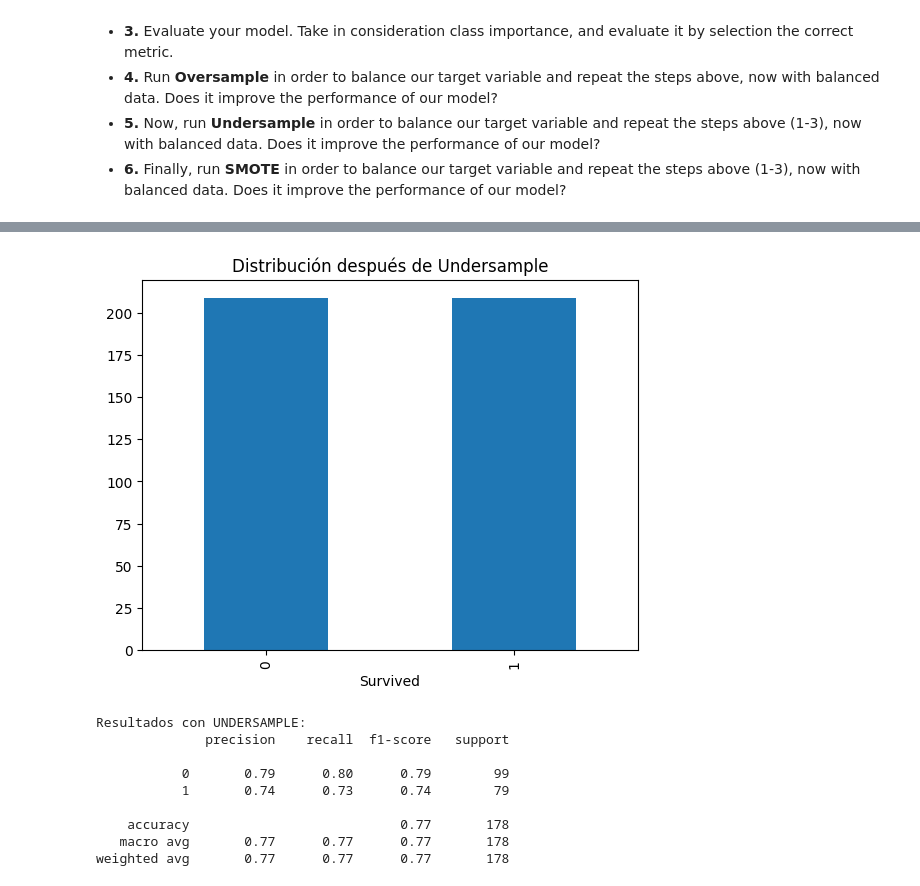
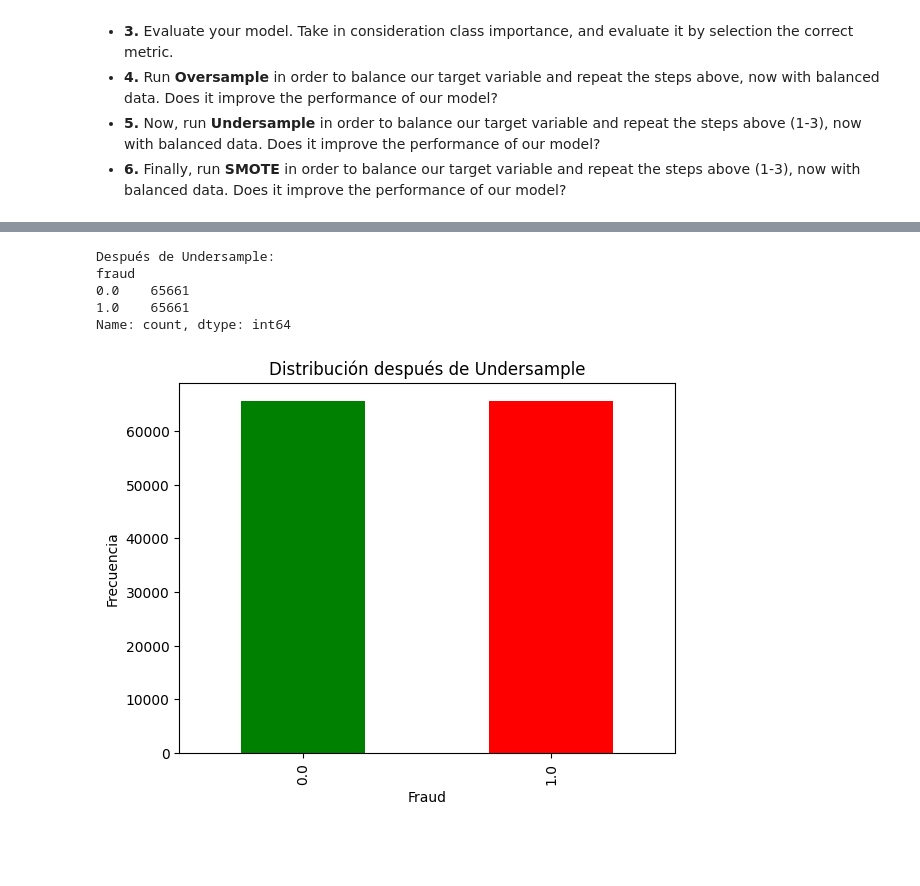
Before and after one commit to martin-paz-y/lab-imbalanced, a Jupyter notebook: lab-imbalanced.ipynb, the cells around one changed output, grey strips where cells are left out. Saved outputs shown, nothing was run; the diff lists cells and outputs as text; code cells hidden in the pictures; blank space fills up the shorter version.

```diff
--- a/lab-imbalanced.ipynb
+++ b/lab-imbalanced.ipynb
@@ -65,3 +30,6 @@ titanic = pd.get_dummies(titanic, columns=["Embarked"])
+# %%
+# Cargar datos
+credit = pd.read_csv("https://raw.githubusercontent.com/data-bootcamp-v4/data/main/card_transdata.csv")
 # %% [markdown]
 **Steps:**
 # %% [markdown]
@@ -96,17 +80,22 @@ Name: count, dtype: int64
 # EJERCICIO 2: Train LogisticRegression
 # ============================================
 
-features = titanic.drop(columns=["Survived"])
-target = titanic["Survived"]
 
-X_train, X_test, y_train, y_test = train_test_split(features, target, random_state=42)
+# Separar features y target
+features = credit.drop(columns=["fraud"])
+target = credit["fraud"]
 
-# Escalar
+# Dividir train/test
+X_train, X_test, y_train, y_test = train_test_split(features, target, test_size=0.25, random_state=42)
+
+# Escalar datos
 scaler = StandardScaler()
 X_train_scaled = scaler.fit_transform(X_train)
 X_test_scaled = scaler.transform(X_test)
 
-# Entrenar
-log_reg = LogisticRegression()
+# Entrenar modelo
+log_reg = LogisticRegression(random_state=42, max_iter=1000)
 log_reg.fit(X_train_scaled, y_train)
+
+print("✓ Modelo entrenado correctamente")
 # %% [output]
@@ -179,41 +224,47 @@ weighted avg       0.78      0.78      0.78       178
 # %%
 # ============================================
 # EJERCICIO 5: UNDERSAMPLE
 # ============================================
 
-# Undersample
-no_survived_undersampled = resample(no_survived,
-                                    replace=False,
-                                    n_samples=len(survived),
-                                    random_state=0)
+# Undersample de la clase mayoritaria
+no_fraud_undersampled = resample(no_fraud,
+                                 replace=False,
+                                 n_samples=len(fraud),
+                                 random_state=42)
 
-train_under = pd.concat([no_survived_undersampled, survived])
+# Combinar
+train_undersampled = pd.concat([no_fraud_undersampled, fraud])
+
+print("Después de Undersample:")
+print(train_undersampled["fraud"].value_counts())
 
 # Visualizar
-survived_plt = train_under["Survived"].value_counts()
-survived_plt.plot(kind="bar")
+train_undersampled["fraud"].value_counts().plot(kind="bar", color=['green', 'red'])
 plt.title("Distribución después de Undersample")
+plt.xlabel("Fraud")
+plt.ylabel("Frecuencia")
 plt.show()
 
-# Entrenar con undersample
-X_train_under = train_under.drop(columns=["Survived"])
-y_train_under = train_under["Survived"]
+# Entrenar modelo
+X_train_under = train_undersampled.drop(columns=["fraud"])
+y_train_under = train_undersampled["fraud"]
 
-log_reg = LogisticRegression()
-log_reg.fit(X_train_under, y_train_under)
+log_reg_under = LogisticRegression(random_state=42, max_iter=1000)
+log_reg_under.fit(X_train_under, y_train_under)
 
 # Evaluar
-pred = log_reg.predict(X_test_scaled)
-print("\nResultados con UNDERSAMPLE:")
-print(classification_report(y_test, pred))
+y_pred_under = log_reg_under.predict(X_test_scaled)
+
+print("\n📊 Resultados con UNDERSAMPLE:")
+print(classification_report(y_test, y_pred_under))
+
+print("\n🔍 Comparación de F1-Score:")
+print(f"Original: {f1_score(y_test, y_pred):.4f}")
+print(f"Con Undersample: {f1_score(y_test, y_pred_under):.4f}")
 # %% [output]
+Después de Undersample:
+fraud
+0.0    65661
+1.0    65661
+Name: count, dtype: int64
-[figure, old version]
+[figure, new version]
-Resultados con UNDERSAMPLE:
-              precision    recall  f1-score   support
-
-           0       0.79      0.80      0.79        99
-           1       0.74      0.73      0.74        79
-
-    accuracy                           0.77       178
-   macro avg       0.77      0.77      0.77       178
-weighted avg       0.77      0.77      0.77       178
```
Also changed, not shown: parts of 13 cells of this notebook.
